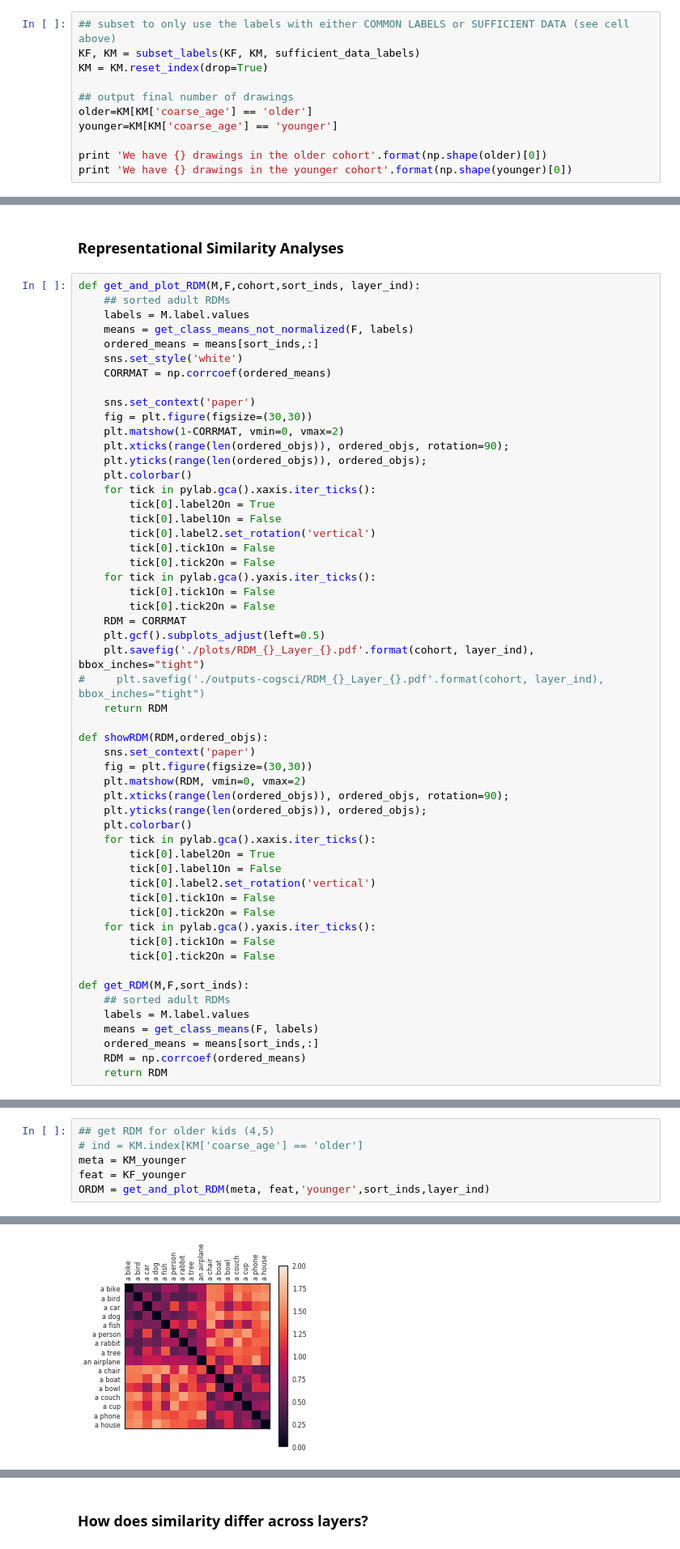
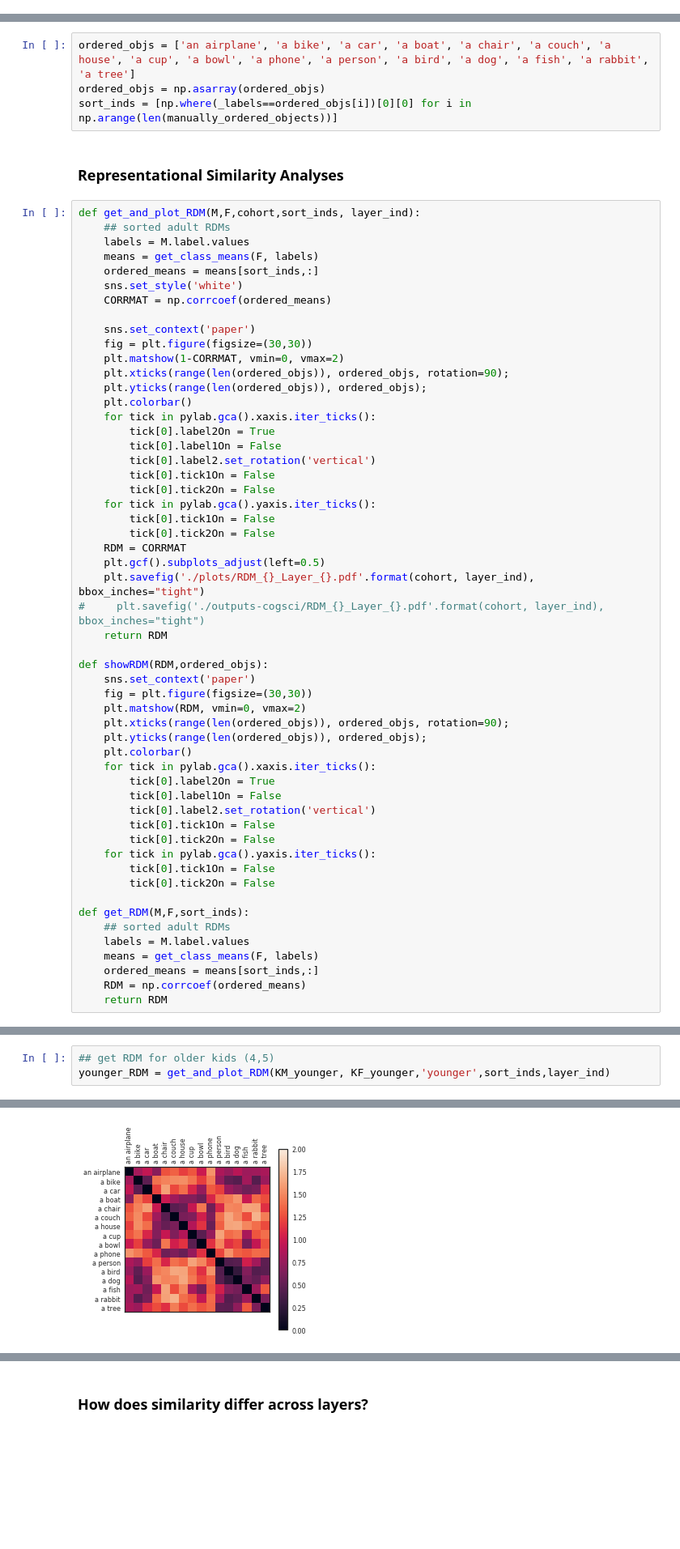
Before and after one commit to brialorelle/kiddraw, a Jupyter notebook: analysis/museumstation/main/analyze_features_museumstation.ipynb, the cells around one changed output, grey strips where cells are left out. Shown at 81% size. Drawn from its saved outputs; the diff is of its cells as text; blank space fills up the shorter version.

```diff
--- a/analysis/museumstation/main/analyze_features_museumstation.ipynb
+++ b/analysis/museumstation/main/analyze_features_museumstation.ipynb
@@ -278,11 +237,0 @@ We have 16 classes with sufficient data.
-# %%
-## subset to only use the labels with either COMMON LABELS or SUFFICIENT DATA (see cell above)
-KF, KM = subset_labels(KF, KM, sufficient_data_labels)
-KM = KM.reset_index(drop=True)
-
-## output final number of drawings
-older=KM[KM['coarse_age'] == 'older']
-younger=KM[KM['coarse_age'] == 'younger']
-
-print 'We have {} drawings in the older cohort'.format(np.shape(older)[0])
-print 'We have {} drawings in the younger cohort'.format(np.shape(younger)[0])
@@ -442,10 +366,14 @@ Clusters
+# %%
+ordered_objs = ['an airplane', 'a bike', 'a car', 'a boat', 'a chair', 'a couch', 'a house', 'a cup', 'a bowl', 'a phone', 'a person', 'a bird', 'a dog', 'a fish', 'a rabbit', 'a tree']
+ordered_objs = np.asarray(ordered_objs)
+sort_inds = [np.where(_labels==ordered_objs[i])[0][0] for i in np.arange(len(manually_ordered_objects))]
 # %% [markdown]
 ### Representational Similarity Analyses
 # %%
 def get_and_plot_RDM(M,F,cohort,sort_inds, layer_ind):
     ## sorted adult RDMs
     labels = M.label.values
-    means = get_class_means_not_normalized(F, labels)
+    means = get_class_means(F, labels)
     ordered_means = means[sort_inds,:]
     sns.set_style('white')
     CORRMAT = np.corrcoef(ordered_means)
@@ -525,10 +499,7 @@ ORDM = get_and_plot_RDM(meta, feat,'older',sort_inds,layer_ind)
 # %%
 ## get RDM for older kids (4,5)
-# ind = KM.index[KM['coarse_age'] == 'older']
-meta = KM_younger
-feat = KF_younger
-ORDM = get_and_plot_RDM(meta, feat,'younger',sort_inds,layer_ind)
+younger_RDM = get_and_plot_RDM(KM_younger, KF_younger,'younger',sort_inds,layer_ind)
 # %% [output]
 <matplotlib.figure.Figure at 0x...>
-[figure, old version]
+[figure, new version]
 # %%
```
Also changed, not shown: parts of 21 cells of this notebook.
